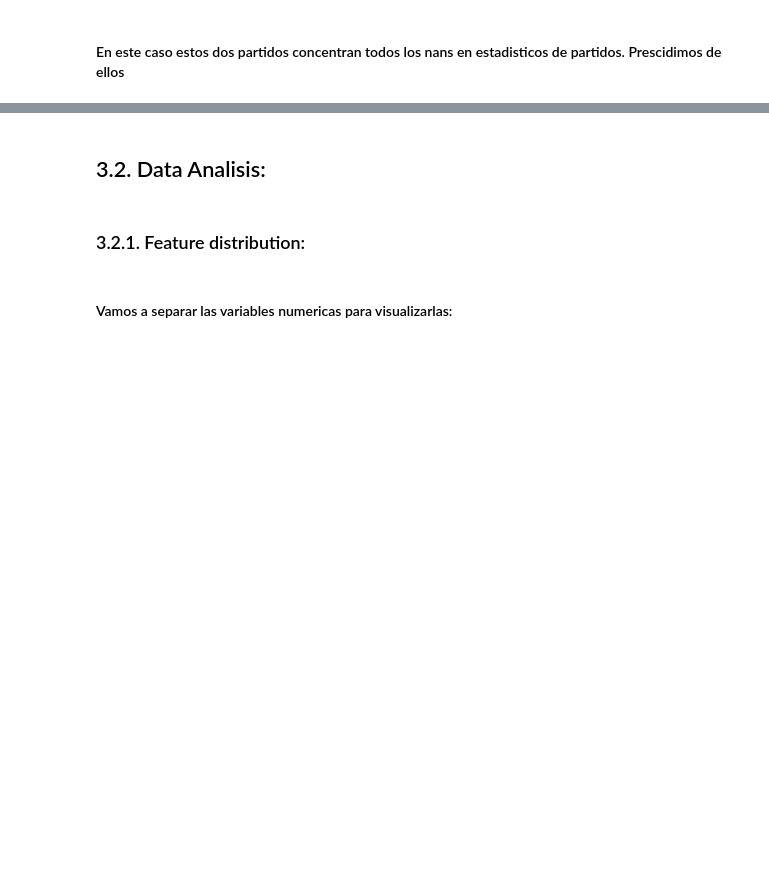
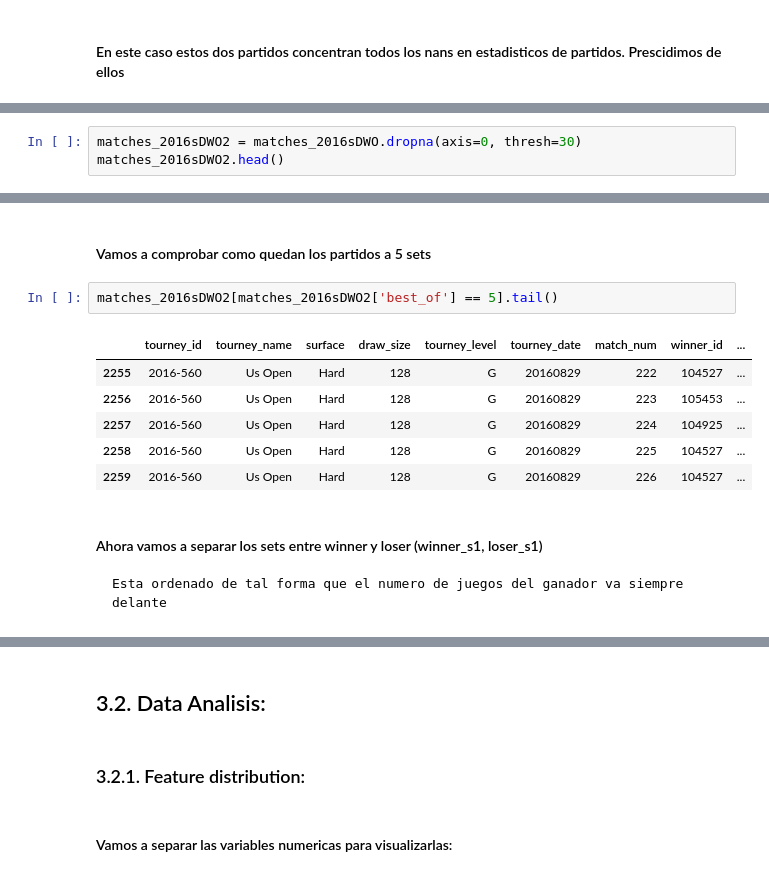
Before and after one commit to ISANJUA/TFM_ML4sportsBets, a Jupyter notebook: 3. Feature Extraction, Transformations and Cleansing.ipynb, the cells around one changed output, grey strips where cells are left out. Cells and saved outputs as stored; diff of their text form; blank space fills up the shorter version.

```diff
--- a/3. Feature Extraction, Transformations and Cleansing.ipynb
+++ b/3. Feature Extraction, Transformations and Cleansing.ipynb
@@ -434,0 +428,3 @@ matches_2016sDWO[matches_2016sDWO['w_ace'].isnull()].head()
+# %%
+matches_2016sDWO2 = matches_2016sDWO.dropna(axis=0, thresh=30)
+matches_2016sDWO2.head()
@@ -444,0 +516,14 @@ matches_2016sDWO[matches_2016sDWO['w_ace'].isnull()].head()
+# %% [markdown]
+#### Vamos a comprobar como quedan los partidos a 5 sets
+# %%
+matches_2016sDWO2[matches_2016sDWO2['best_of'] == 5].tail()
+# %% [output]
+|  | tourney_id | tourney_name | surface | draw_size | tourney_level | tourney_date | match_num | winner_id | ... |
+| 2255 | 2016-560 | Us Open | Hard | 128 | G | 20160829 | 222 | 104527 | ... |
+| 2256 | 2016-560 | Us Open | Hard | 128 | G | 20160829 | 223 | 105453 | ... |
+| 2257 | 2016-560 | Us Open | Hard | 128 | G | 20160829 | 224 | 104925 | ... |
+| 2258 | 2016-560 | Us Open | Hard | 128 | G | 20160829 | 225 | 104527 | ... |
+| 2259 | 2016-560 | Us Open | Hard | 128 | G | 20160829 | 226 | 104527 | ... |
+# %% [markdown]
+#### Ahora vamos a separar los sets entre winner y loser (winner_s1, loser_s1)
+    Esta ordenado de tal forma que el numero de juegos del ganador va siempre delante
```
Also changed, not shown: parts of 40 cells of this notebook.
